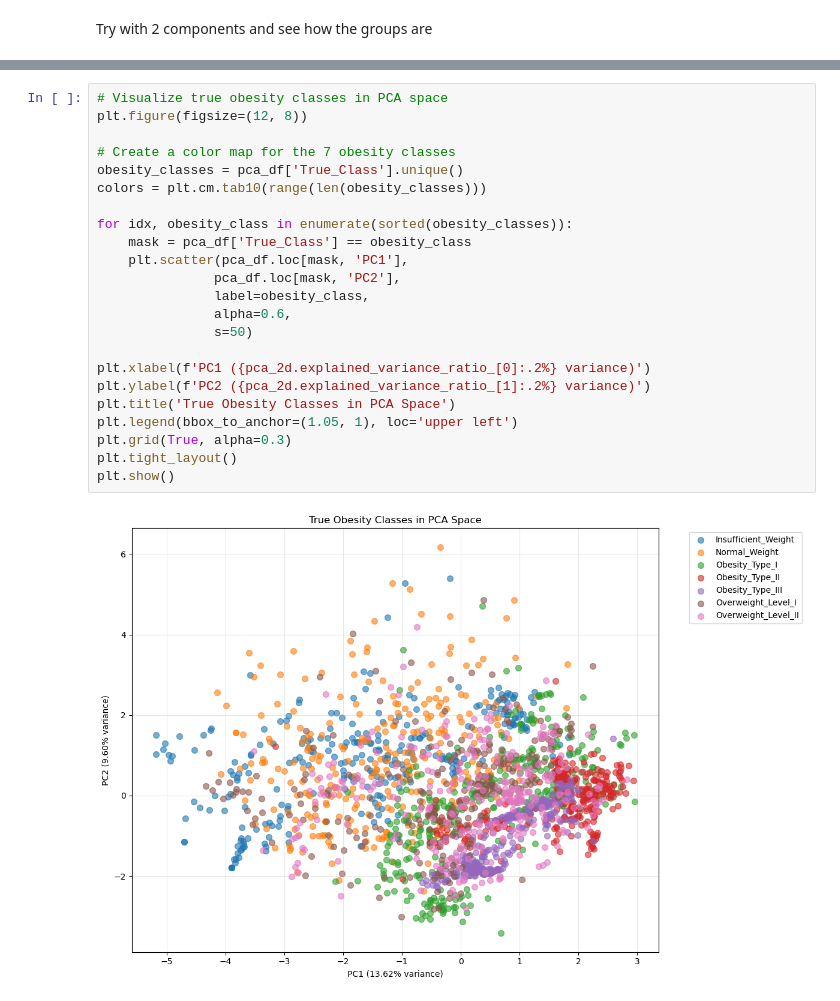
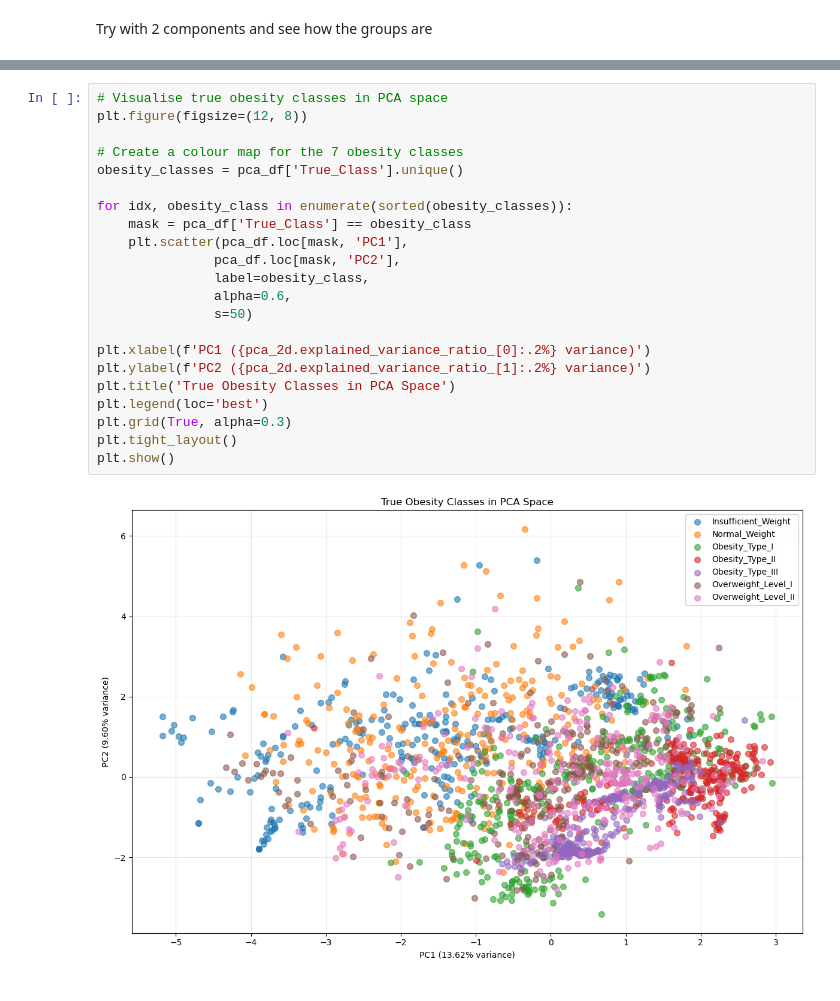
Before and after one commit to r-leeper/scu_obesity_assignment, a Jupyter notebook: cs818_assignment_unsupervised.ipynb, the cells around one changed output, grey strips where cells are left out. Saved outputs shown, nothing was run; the diff lists cells and outputs as text.

```diff
--- a/cs818_assignment_unsupervised.ipynb
+++ b/cs818_assignment_unsupervised.ipynb
@@ -463,25 +466,24 @@ plt.show()
 # %%
-# Visualize true obesity classes in PCA space
+# Visualise true obesity classes in PCA space
 plt.figure(figsize=(12, 8))
 
-# Create a color map for the 7 obesity classes
+# Create a colour map for the 7 obesity classes
 obesity_classes = pca_df['True_Class'].unique()
-colors = plt.cm.tab10(range(len(obesity_classes)))
 
 for idx, obesity_class in enumerate(sorted(obesity_classes)):
     mask = pca_df['True_Class'] == obesity_class
     plt.scatter(pca_df.loc[mask, 'PC1'],
                pca_df.loc[mask, 'PC2'],
                label=obesity_class,
                alpha=0.6,
                s=50)
 
 plt.xlabel(f'PC1 ({pca_2d.explained_variance_ratio_[0]:.2%} variance)')
 plt.ylabel(f'PC2 ({pca_2d.explained_variance_ratio_[1]:.2%} variance)')
 plt.title('True Obesity Classes in PCA Space')
-plt.legend(bbox_to_anchor=(1.05, 1), loc='upper left')
+plt.legend(loc='best')
 plt.grid(True, alpha=0.3)
 plt.tight_layout()
 plt.show()
 # %% [output]
-[figure, old version]
+[figure, new version]
```
Also changed, not shown: parts of 7 cells of this notebook.
